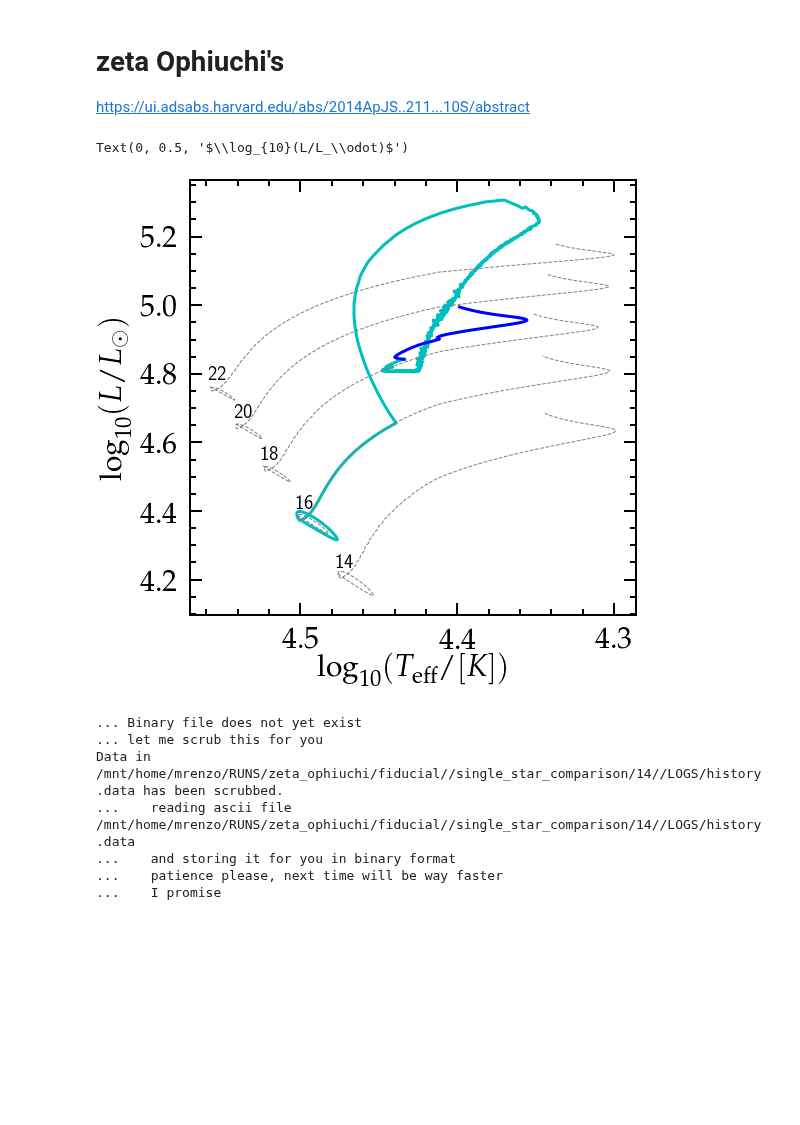
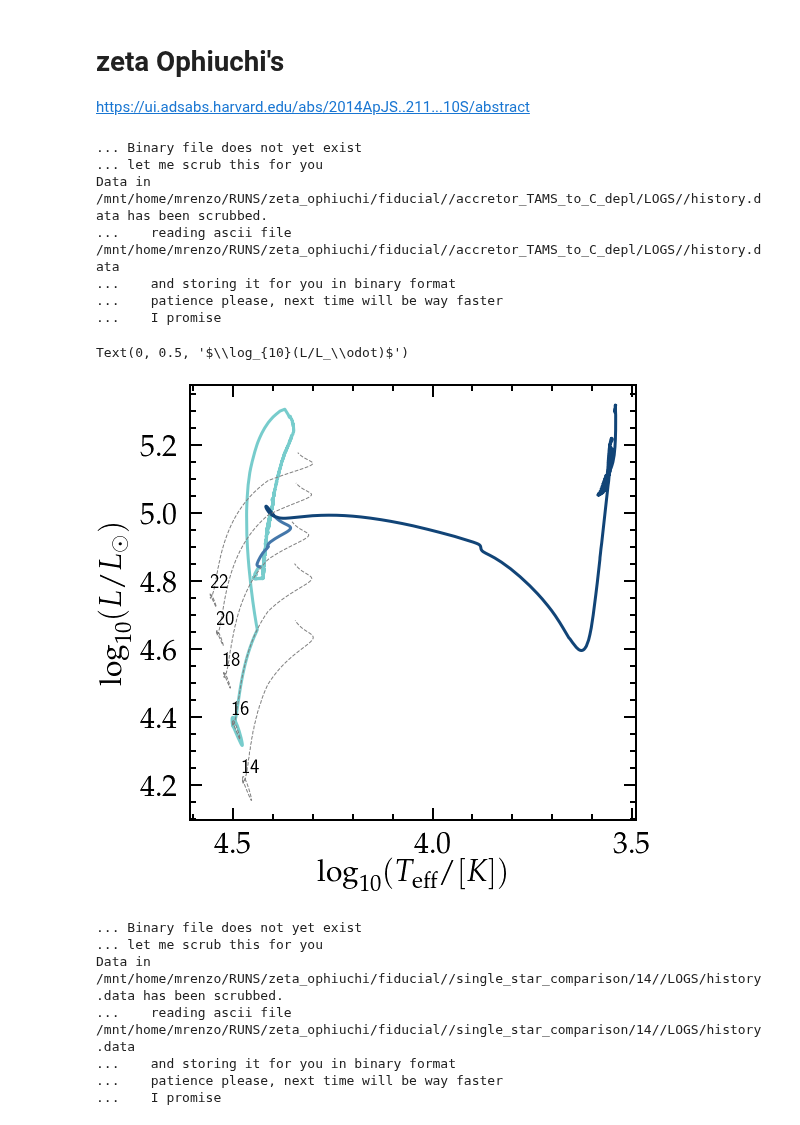
Before and after one commit to mathren/zeta_oph, a Jupyter notebook: notebooks/zeta_ophiuchi_models.ipynb, the cells around one changed output. Cells and saved outputs as stored; diff of their text form; code cells hidden in the pictures; blank space fills up the shorter version.

```diff
--- a/notebooks/zeta_ophiuchi_models.ipynb
+++ b/notebooks/zeta_ophiuchi_models.ipynb
@@ -50,6 +50,7 @@ root = "/mnt/home/mrenzo/RUNS/zeta_ophiuchi/fiducial/"
 binary = root+"/binary_to_donor_TAMS/LOGS2/"
 accretor_to_TAMS_from_model = root+"/accretor_to_TAMS/from_model/LOGS/"
 # accretor_to_TAMS_from_photo = root+"/accretor_to_TAMS/from_photo/LOGS/"
+accretor_from_TAMS_to_Cdepl = root+"/accretor_TAMS_to_C_depl/LOGS/"
 single_star_root = root+"/single_star_comparison/"
 # %%
 # HRD
@@ -60,37 +61,49 @@ def getlogLlogTeff(hfile):
     return logL, log_Teff
 
 
 fig = plt.figure()
 gs = gridspec.GridSpec(100, 100)
 ax = fig.add_subplot(gs[:,:])
 
 hfile1 = binary+'/history.data'
 logL, logTeff = getlogLlogTeff(hfile1)
-ax.plot(logTeff, logL, c='c')
+ax.plot(logTeff, logL, c='#77CCCC')
 
 hfile2 = accretor_to_TAMS_from_model+'/history.data'
 logL, logTeff = getlogLlogTeff(hfile2)
-ax.plot(logTeff, logL, c='b')
+ax.plot(logTeff, logL, c='#4477AA')
 
 # the HRD tracks are the same starting from model or photo
 # hfile2 = accretor_to_TAMS_from_photo+'/history.data'
 # logL, logTeff = getlogLlogTeff(hfile2)
 # ax.plot(logTeff, logL, c='r', ls='--')
+
+hfile3 = accretor_from_TAMS_to_Cdepl+'/history.data'
+logL, logTeff = getlogLlogTeff(hfile3)
+ax.plot(logTeff, logL, c='#114477')
+
 
 for single_star in glob.glob(single_star_root+'/*/'):
     hsingle = single_star+'/LOGS/history.data'
     logL, logTeff = getlogLlogTeff(hsingle)
     ax.plot(logTeff, logL, c='#808080',lw=1, ls='--')
     mass = single_star.split('/')[-2]
     ax.text(logTeff[0]+0.001, logL[0]+0.02, mass, fontsize=20)
 
 
 ax.invert_xaxis()
 ax.set_xlabel(r"$\log_{10}(T_\mathrm{eff}/ [K])$")
 ax.set_ylabel(r"$\log_{10}(L/L_\odot)$")
 # %% [output]
-Text(0, 0.5, '$\\log_{10}(L/L_\\odot)$')
+... Binary file does not yet exist
+... let me scrub this for you
+Data in /mnt/home/mrenzo/RUNS/zeta_ophiuchi/fiducial//accretor_TAMS_to_C_depl/LOGS//history.data has been scrubbed.
+...    reading ascii file  /mnt/home/mrenzo/RUNS/zeta_ophiuchi/fiducial//accretor_TAMS_to_C_depl/LOGS//history.data
+...    and storing it for you in binary format
+...    patience please, next time will be way faster
+...    I promise
+Text(0, 0.5, '$\\log_{10}(L/L_\\odot)$')
-[figure, old version]
+[figure, new version]
 # %%
 # spectroscopic HRD
 def getlogglogTeff(hfile):
```
Also changed, not shown: parts of 2 cells of this notebook, 1 other file.
